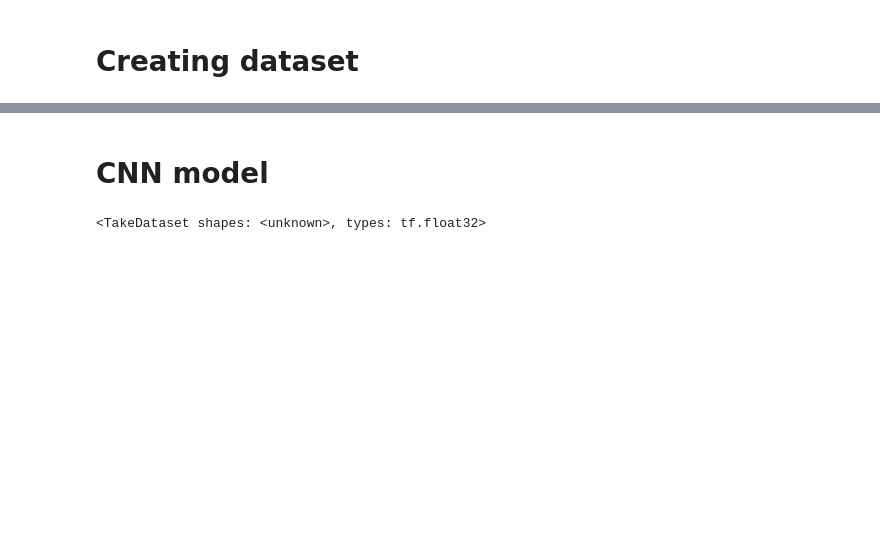
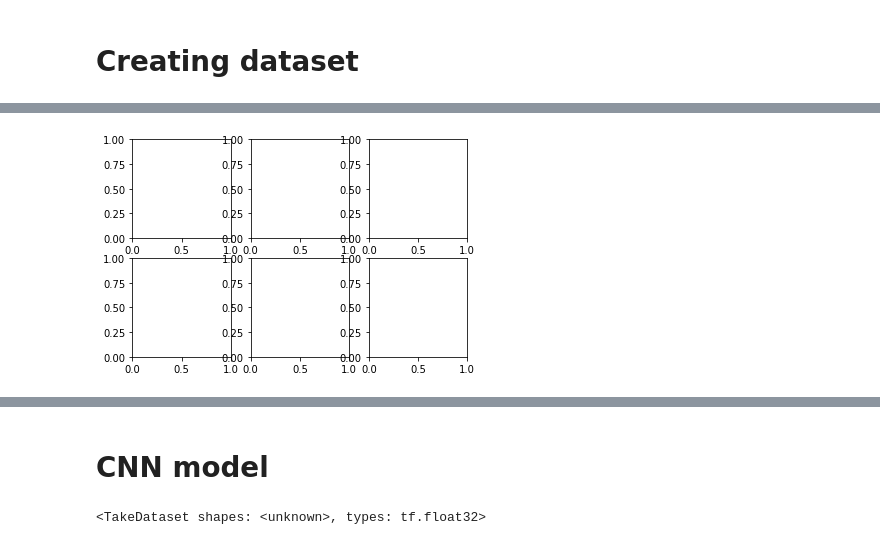
Before and after one commit to PashaIanko/Covid19Classifier, a Jupyter notebook: main.ipynb, the cells around one changed output, grey strips where cells are left out. Drawn from its saved outputs; the diff is of its cells as text; code cells hidden in the pictures; blank space fills up the shorter version.

```diff
--- a/main.ipynb
+++ b/main.ipynb
@@ -127,0 +172,4 @@ Loading, /content/drive/MyDrive/UNIPD/HDA/Project/Data/covid/COVID-19 (401).jpg
+# %%
+fig, ax = plt.subplots(2, 3)
+# %% [output]
+[figure, added]
```
Also changed, not shown: parts of 5 cells of this notebook.
